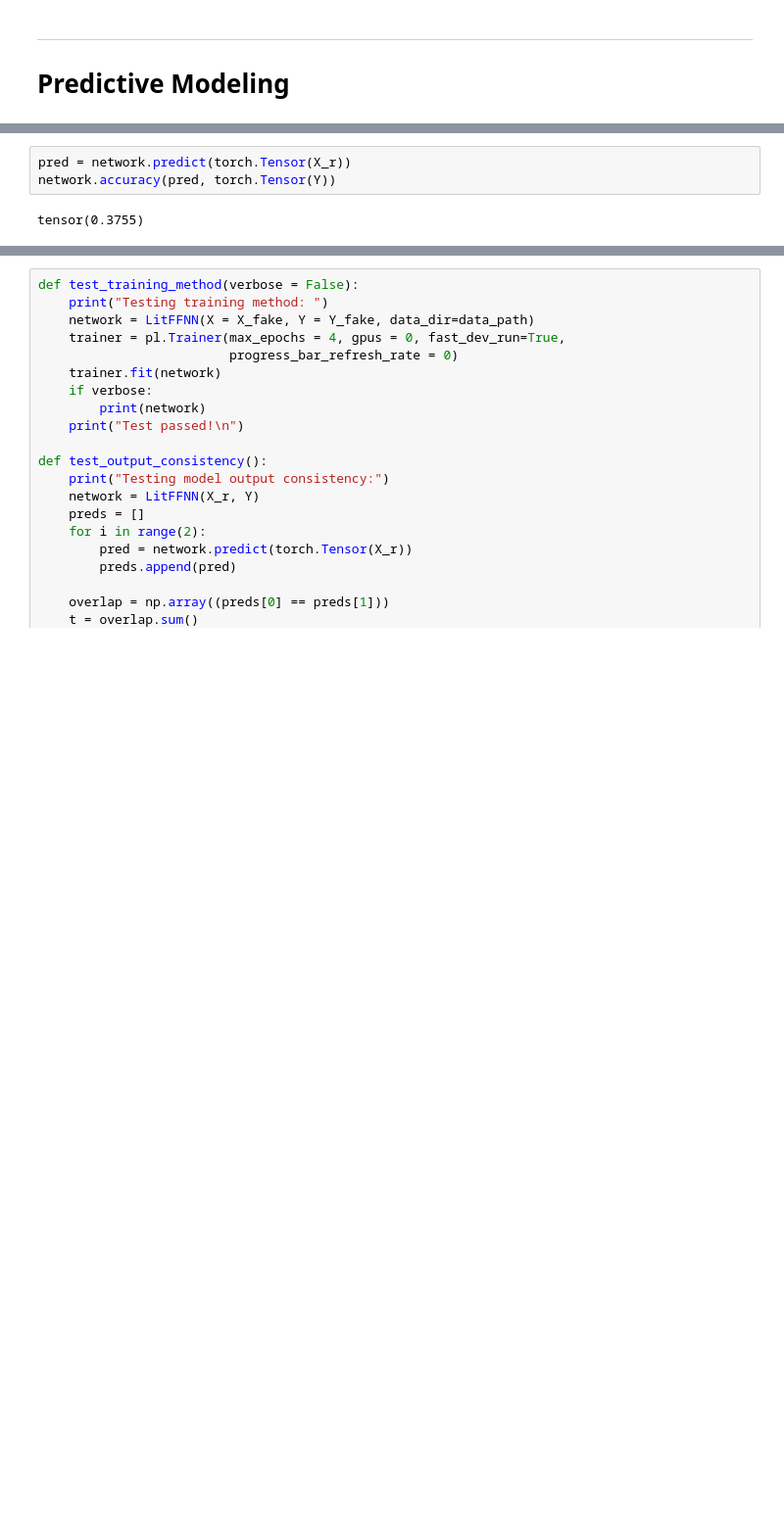
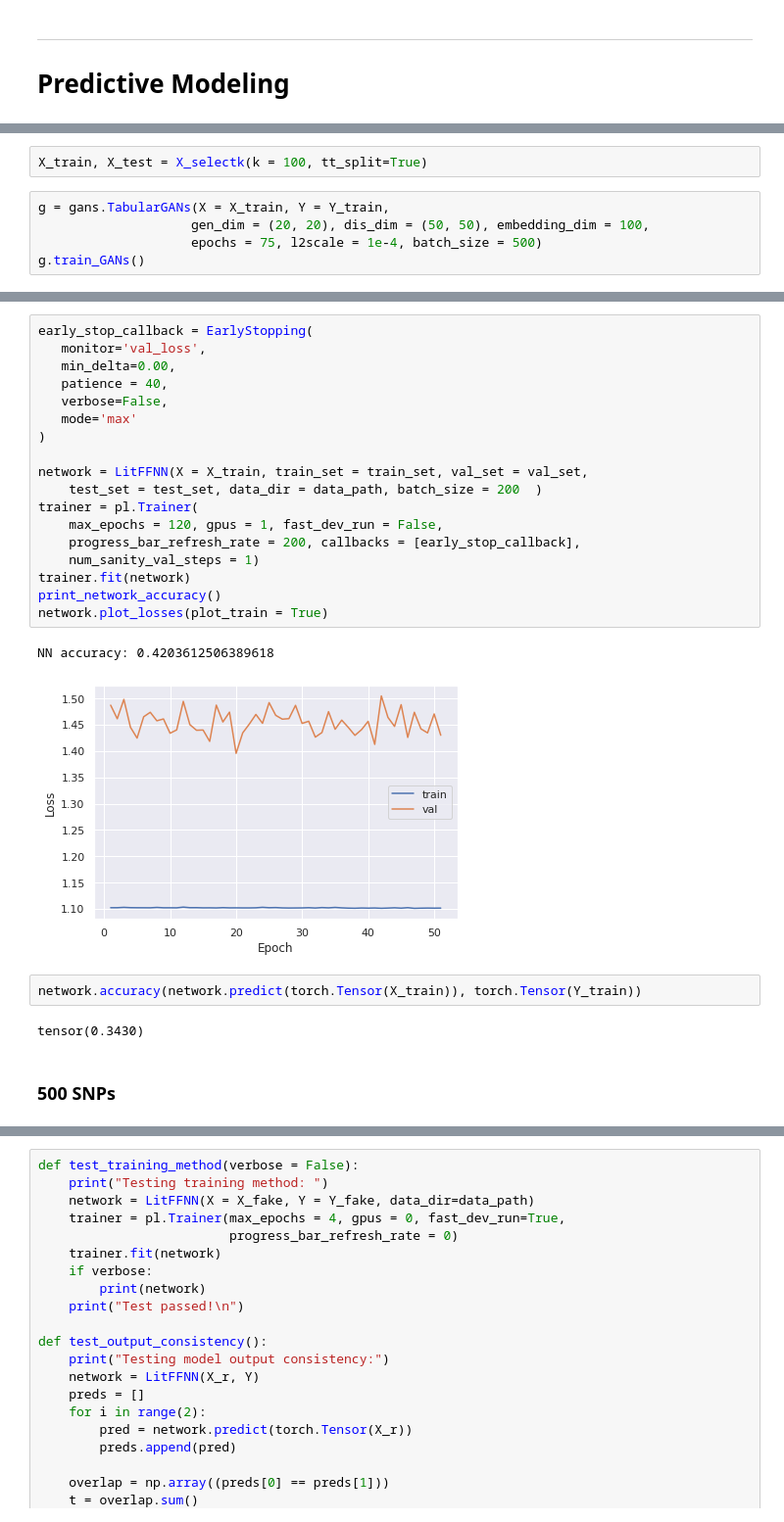
Before and after one commit to Unique-Divine/GANs-for-Genomics, a Jupyter notebook: NNsforGenomics_Colab.ipynb, the cells around one changed output, grey strips where cells are left out. Shown at 98% size. Cells and saved outputs as stored; diff of their text form; blank space fills up the shorter version.

```diff
--- a/NNsforGenomics_Colab.ipynb
+++ b/NNsforGenomics_Colab.ipynb
@@ -838,0 +925,7 @@ NameError: ignored
+# %%
+X_train, X_test = X_selectk(k = 100, tt_split=True)
+# %%
+g = gans.TabularGANs(X = X_train, Y = Y_train,
+                    gen_dim = (20, 20), dis_dim = (50, 50), embedding_dim = 100,
+                    epochs = 75, l2scale = 1e-4, batch_size = 500)
+g.train_GANs()
@@ -839,5 +948,27 @@ NameError: ignored
+# %%
+early_stop_callback = EarlyStopping(
+   monitor='val_loss',
+   min_delta=0.00,
+   patience = 40,
+   verbose=False,
+   mode='max'
+)
+
+network = LitFFNN(X = X_train, train_set = train_set, val_set = val_set,
+    test_set = test_set, data_dir = data_path, batch_size = 200  )
+trainer = pl.Trainer(
+    max_epochs = 120, gpus = 1, fast_dev_run = False,
+    progress_bar_refresh_rate = 200, callbacks = [early_stop_callback],
+    num_sanity_val_steps = 1)
+trainer.fit(network)
+print_network_accuracy()
+network.plot_losses(plot_train = True)
+# %% [output]
+NN accuracy: 0.4203612506389618
+[figure, added]
 # %%
-pred = network.predict(torch.Tensor(X_r))
-network.accuracy(pred, torch.Tensor(Y))
+network.accuracy(network.predict(torch.Tensor(X_train)), torch.Tensor(Y_train))
 # %% [output]
-tensor(0.3755)
+tensor(0.3430)
+# %% [markdown]
+### 500 SNPs
```
Also changed, not shown: parts of 58 cells of this notebook.
